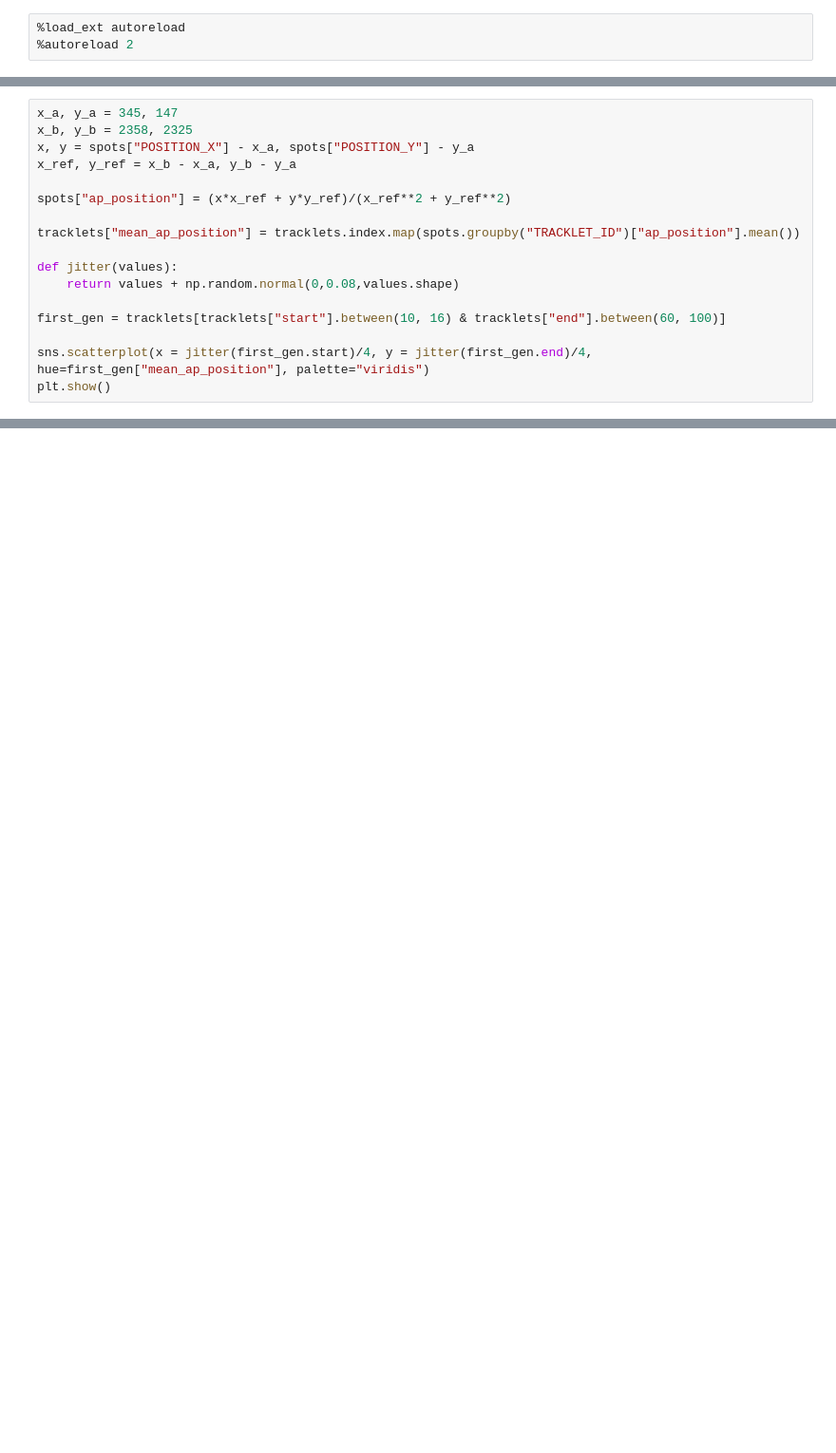
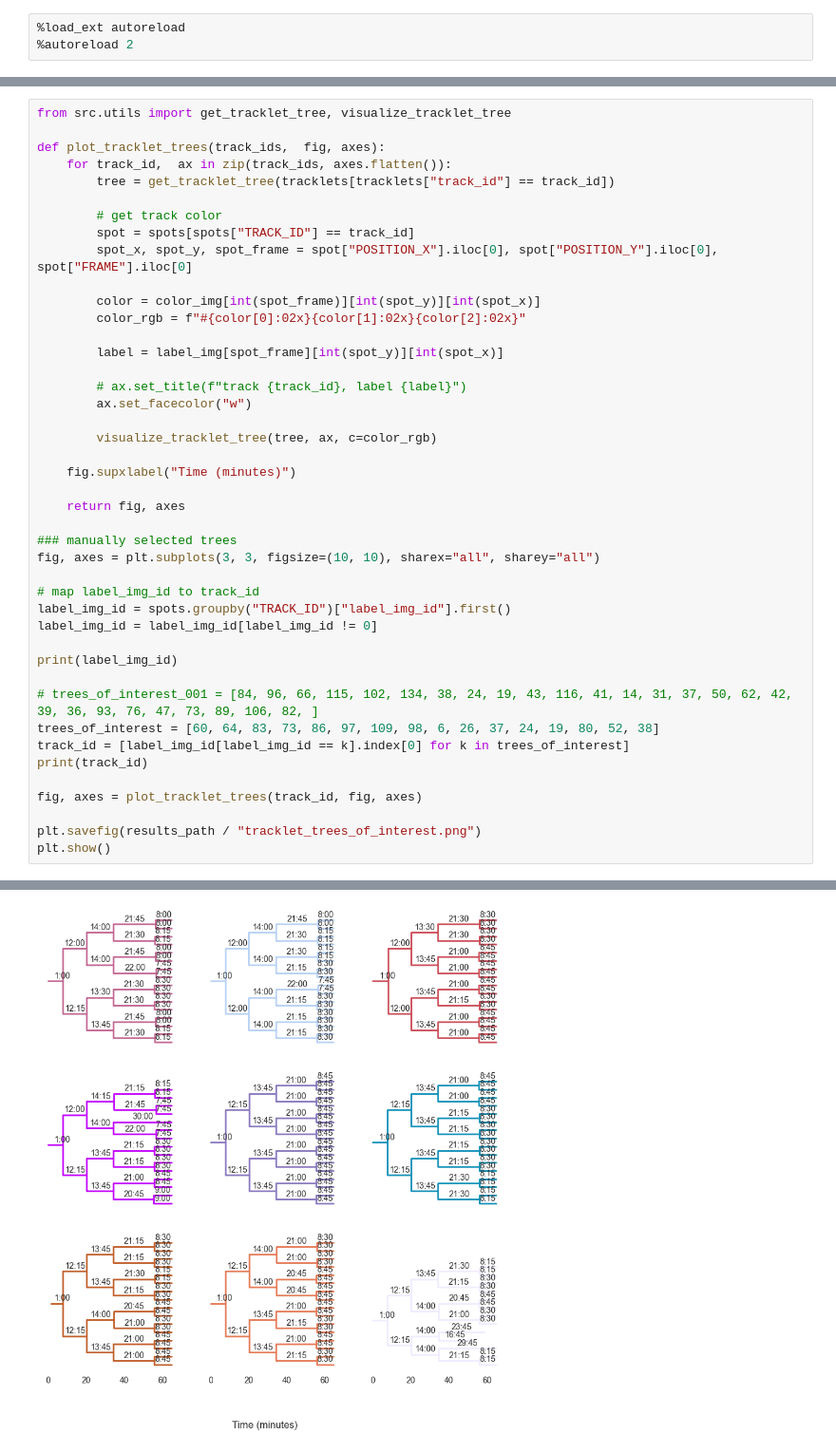
Before and after one commit to Harrison-Oatman/NucleiTracking, a Jupyter notebook: notebooks/lineage_analysis.ipynb, the cells around one changed output, grey strips where cells are left out. Shown at 95% size. Drawn from its saved outputs; the diff is of its cells as text; blank space fills up the shorter version.

```diff
--- a/notebooks/lineage_analysis.ipynb
+++ b/notebooks/lineage_analysis.ipynb
@@ -32,17 +131,0 @@ plt.scatter(track["FRAME"], distance_from_origin, c=track["TRACKLET_ID"])
-# %%
-x_a, y_a = 345, 147
-x_b, y_b = 2358, 2325
-x, y = spots["POSITION_X"] - x_a, spots["POSITION_Y"] - y_a
-x_ref, y_ref = x_b - x_a, y_b - y_a
-
-spots["ap_position"] = (x*x_ref + y*y_ref)/(x_ref**2 + y_ref**2)
-
-tracklets["mean_ap_position"] = tracklets.index.map(spots.groupby("TRACKLET_ID")["ap_position"].mean())
-
-def jitter(values):
-    return values + np.random.normal(0,0.08,values.shape)
-
-first_gen = tracklets[tracklets["start"].between(10, 16) & tracklets["end"].between(60, 100)]
-
-sns.scatterplot(x = jitter(first_gen.start)/4, y = jitter(first_gen.end)/4, hue=first_gen["mean_ap_position"], palette="viridis")
-plt.show()
@@ -50,0 +132,44 @@ plt.show()
+# %%
+from src.utils import get_tracklet_tree, visualize_tracklet_tree
+
+def plot_tracklet_trees(track_ids,  fig, axes):
+    for track_id,  ax in zip(track_ids, axes.flatten()):
+        tree = get_tracklet_tree(tracklets[tracklets["track_id"] == track_id])
+
+        # get track color
+        spot = spots[spots["TRACK_ID"] == track_id]
+        spot_x, spot_y, spot_frame = spot["POSITION_X"].iloc[0], spot["POSITION_Y"].iloc[0], spot["FRAME"].iloc[0]
+
+        color = color_img[int(spot_frame)][int(spot_y)][int(spot_x)]
+        color_rgb = f"#{color[0]:02x}{color[1]:02x}{color[2]:02x}"
+
+        label = label_img[spot_frame][int(spot_y)][int(spot_x)]
+
+        # ax.set_title(f"track {track_id}, label {label}")
+        ax.set_facecolor("w")
+
+        visualize_tracklet_tree(tree, ax, c=color_rgb)
+
+    fig.supxlabel("Time (minutes)")
+
+    return fig, axes
+
+### manually selected trees
+fig, axes = plt.subplots(3, 3, figsize=(10, 10), sharex="all", sharey="all")
+
+# map label_img_id to track_id
+label_img_id = spots.groupby("TRACK_ID")["label_img_id"].first()
+label_img_id = label_img_id[label_img_id != 0]
+
+print(label_img_id)
+
+# trees_of_interest_001 = [84, 96, 66, 115, 102, 134, 38, 24, 19, 43, 116, 41, 14, 31, 37, 50, 62, 42, 39, 36, 93, 76, 47, 73, 89, 106, 82, ]
+trees_of_interest = [60, 64, 83, 73, 86, 97, 109, 98, 6, 26, 37, 24, 19, 80, 52, 38]
+track_id = [label_img_id[label_img_id == k].index[0] for k in trees_of_interest]
+print(track_id)
+
+fig, axes = plot_tracklet_trees(track_id, fig, axes)
+
+plt.savefig(results_path / "tracklet_trees_of_interest.png")
+plt.show()
+# %% [output]
@@ -50,0 +193 @@ plt.show()
+[figure, added]
```
Also changed, not shown: parts of 9 cells of this notebook.
